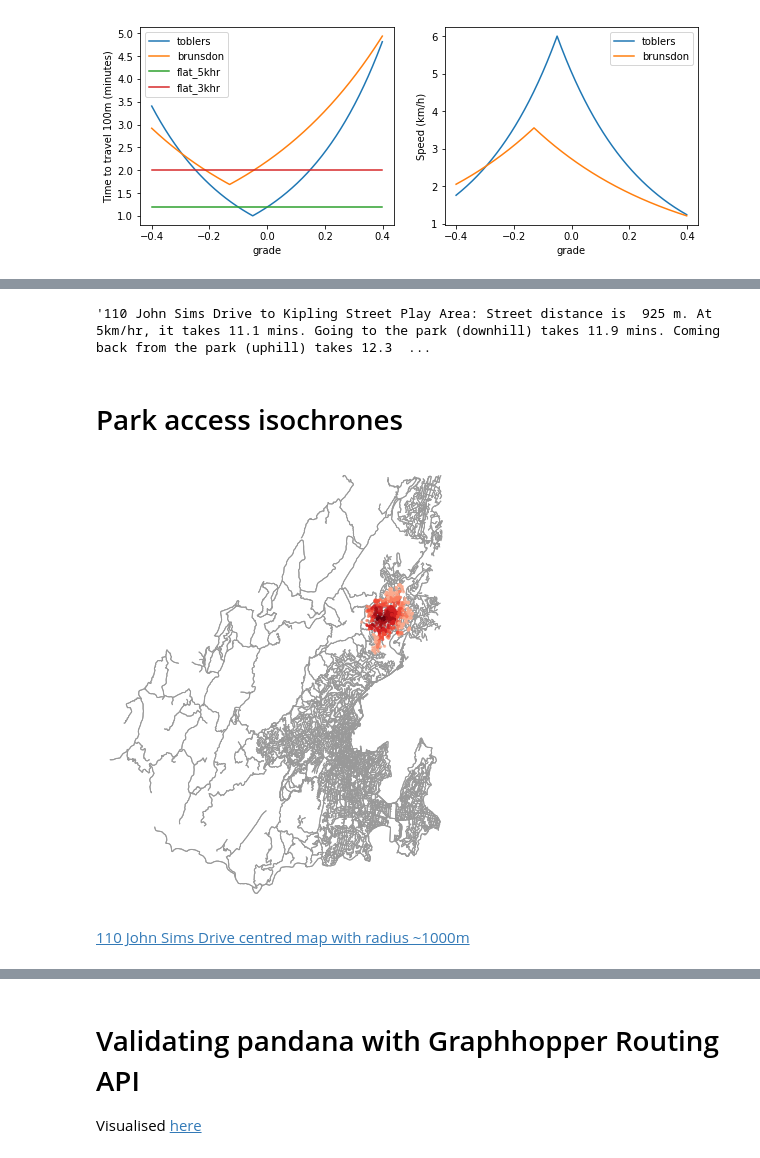
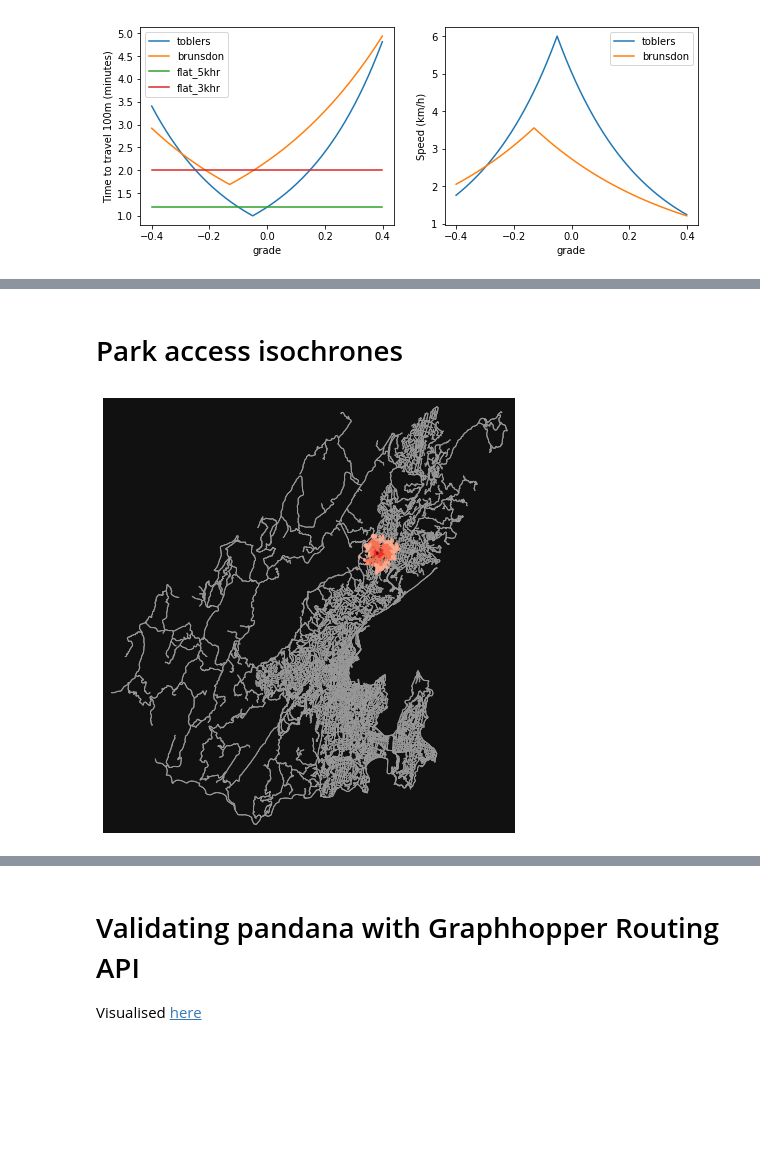
Before and after one commit to shriv/maptime-jul21, a Jupyter notebook: Walking to the park on a computer.ipynb, the cells around one changed output, grey strips where cells are left out. Saved outputs shown, nothing was run; the diff lists cells and outputs as text; code cells hidden in the pictures; blank space fills up the shorter version.

```diff
--- a/Walking to the park on a computer.ipynb
+++ b/Walking to the park on a computer.ipynb
@@ -139 +125,5 @@ display(gdf_edges.head())
 Getting the Wellington street network in a form suitable for accessibility analysis is trivial. The previous posts [on fuel station](https://shriv.github.io/Fuel-Stations-Analysis-Part-3/) and [playground](https://shriv.github.io/Playgrounds-vs-pubs/) acessibility cover the process in detail. Without delving into the specifics, the process basically involves calling _pandana's_ OpenStreetMap loader. And voila, we have a street network that can be consumed by _pandana_ for the accessibility analysis.
+# %%
+wgtn = ox.geocode_to_gdf('Wellington City')
+osm_bbox = [wgtn['bbox_south'], wgtn['bbox_west'], wgtn['bbox_north'], wgtn['bbox_east']]
+wgtn
@@ -140,3 +137,3 @@ Getting the Wellington street network in a form suitable for accessibility analy
 # %%
 # Create an OSMNX walking street netwoek for the Wellington bounding box
-G = ox.graph_from_bbox(north, south, east, west, network_type='walk')
+G = ox.graph_from_polygon(wgtn['geometry'][0], network_type='walk')
@@ -309,34 +323,19 @@ plt.title("WCC playground accessibility: $\mu$ = {:.1f} minutes".format(np.mean(
-# %%
-'110 John Sims Drive to Kipling Street Play Area: \
-Street distance is {:4.0f} m. \
-At 5km/hr, it takes {:4.1f} mins. \
-Going to the park (downhill) takes {:4.1f} mins. \
-Coming back from the park (uphill) takes {:4.1f} mins'.format(playground_accessibility_flat.loc[6083853567][1],
-                                                              playground_accessibility.loc[6083853567][1],
-                                                              playground_hills_accessibility.loc[6083853567][1],
-                                                              playground_hills_inv_accessibility.loc[6083853567][1])
-# %% [output]
-'110 John Sims Drive to Kipling Street Play Area: Street distance is  925 m. At 5km/hr, it takes 11.1 mins. Going to the park (downhill) takes 11.9 mins. Coming back from the park (uphill) takes 12.3  ...
 # %% [markdown]
 # Park access isochrones
 # %%
-center_node = ox.get_nearest_node(G, (wcc_playgrounds.ix[32]['lat'], wcc_playgrounds.ix[32]['lon']))
+center_node = ox.get_nearest_node(G, (wcc_playgrounds.iloc[32]['lat'], wcc_playgrounds.iloc[32]['lon']))
 
-trip_times = [5, 10, 15, 20, 25, 30]
-for u, v, k, data in G.edges(data=True, keys=True):
-    data['time'] =  ut.hiking_time(data['grade'], data['length'], params_list=toblers)
+trip_times = [50, 100, 500, 1000, 1500]
 
-iso_colors = ox.get_colors(n=len(trip_times), cmap='Reds', start=0.3, return_hex=True)
+iso_colors = ox.plot.get_colors(n=len(trip_times), cmap='Reds', start=0.3, return_hex=True)
 # color the nodes according to isochrone then plot the street network
 node_colors = {}
 for trip_time, color in zip(sorted(trip_times, reverse=True), iso_colors):
-    subgraph = nx.ego_graph(G, center_node, radius=trip_time, distance='time')
+    subgraph = nx.ego_graph(G, center_node, radius=trip_time, distance='length')
     for node in subgraph.nodes():
         node_colors[node] = color
 nc = [node_colors[node] if node in node_colors else 'none' for node in G.nodes()]
 ns = [10 if node in node_colors else 0 for node in G.nodes()]
-fig, ax = ox.plot_graph(G, fig_height=8, node_color=nc, node_size=ns, node_alpha=0.8, node_zorder=2)
+fig, ax = ox.plot_graph(G, node_color=nc, node_size=ns, node_alpha=0.8, node_zorder=2)
 # %% [output]
-[figure, old version]
+[figure, new version]
-# %% [markdown]
-[110 John Sims Drive centred map with radius ~1000m](https://www.google.co.nz/maps/place/110+John+Sims+Dr,+Johnsonville,+Wellington+6037/@-41.2293256,174.7884295,1008m/data=!3m1!1e3!4m5!3m4!1s0x6d38ade99a925aa1:0x68fba1d12c2d8b01!8m2!3d-41.229301!4d174.7921832)
```
Also changed, not shown: parts of 54 cells of this notebook, 1 other file.
